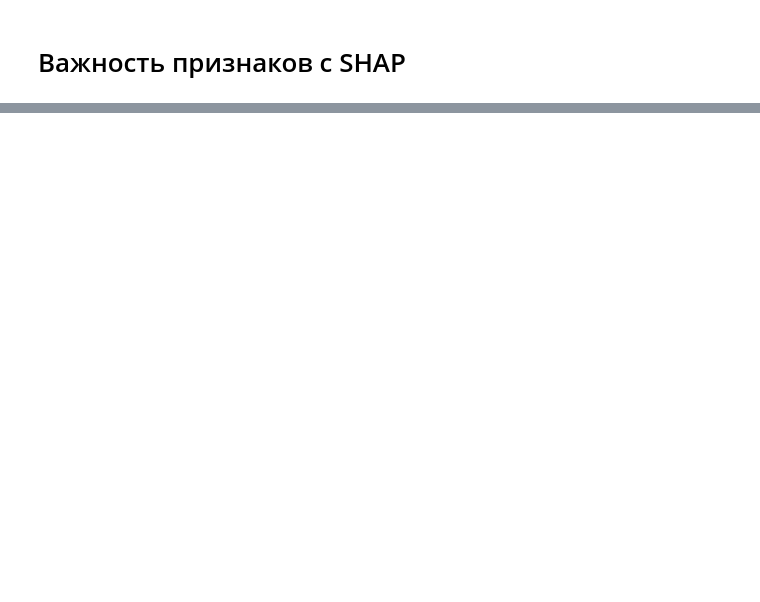
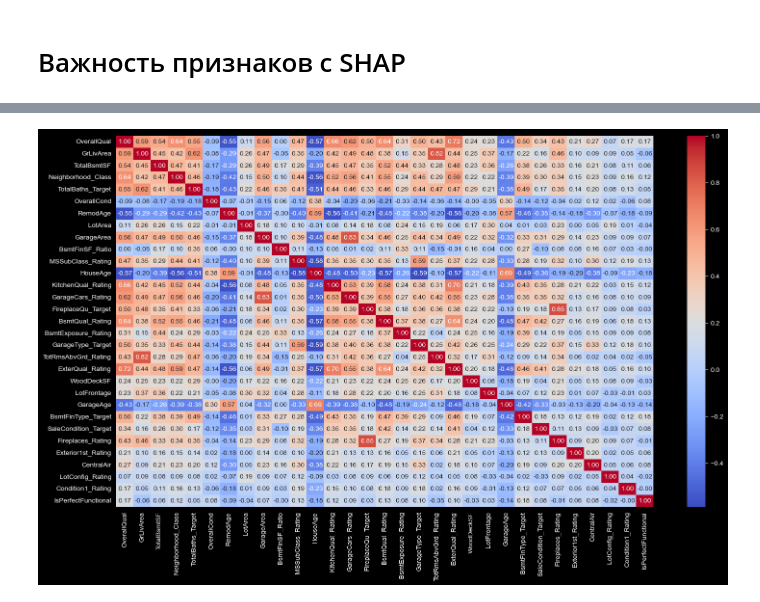
Before and after one commit to SashaCurry/HousePrices, a Jupyter notebook: 2_Feature-engineering.ipynb, the cells around one changed output, grey strips where cells are left out. Cells and saved outputs as stored; diff of their text form; code cells hidden in the pictures; blank space fills up the shorter version.

```diff
--- a/2_Feature-engineering.ipynb
+++ b/2_Feature-engineering.ipynb
@@ -1176,2 +1229,11 @@ df = df.drop(columns=['YearBuilt', 'YearRemodAdd', 'YrSold'])
+# %%
+df['SaleCondition_Target'] = 0
+
+salecondition_target = df.groupby('SaleCondition')['SalePrice'].mean()
+
+for salecondition, target_mean in salecondition_target.items():
+    df.loc[df['SaleCondition'] == salecondition, 'SaleCondition_Target'] = round(target_mean)
+
+df = df.drop(columns='SaleCondition')
 # %% [markdown]
 # Важность признаков с SHAP
@@ -1177,0 +1289,15 @@ df = df.drop(columns=['YearBuilt', 'YearRemodAdd', 'YrSold'])
+# %%
+importanest_features = ['OverallQual', 'GrLivArea', 'TotalBsmtSF', 'Neighborhood_Class', 'TotalBaths_Target', 'OverallCond', 'RemodAge', 'LotArea', 'GarageArea',
+                        'BsmtFinSF_Ratio', 'MSSubClass_Rating', 'HouseAge', 'KitchenQual_Rating', 'GarageCars_Rating', 'FireplaceQu_Target', 'BsmtQual_Rating',
+                        'BsmtExposure_Rating', 'GarageType_Target', 'TotRmsAbvGrd_Rating', 'ExterQual_Rating', 'WoodDeckSF', 'LotFrontage', 'GarageAge', 'BsmtFinType_Target',
+                        'SaleCondition_Target', 'Fireplaces_Rating', 'Exterior1st_Rating', 'CentralAir', 'LotConfig_Rating', 'Condition1_Rating', 'IsPerfectFunctional']
+
+plt.figure(figsize = (18,10))
+sns.heatmap(data=df[importanest_features].corr(),
+            annot=True,
+            cmap='coolwarm',
+            linewidths=0,
+            fmt='.2f')
+plt.show()
+# %% [output]
+[figure, added]
```
Also changed, not shown: parts of 26 cells of this notebook, 6 other files.
